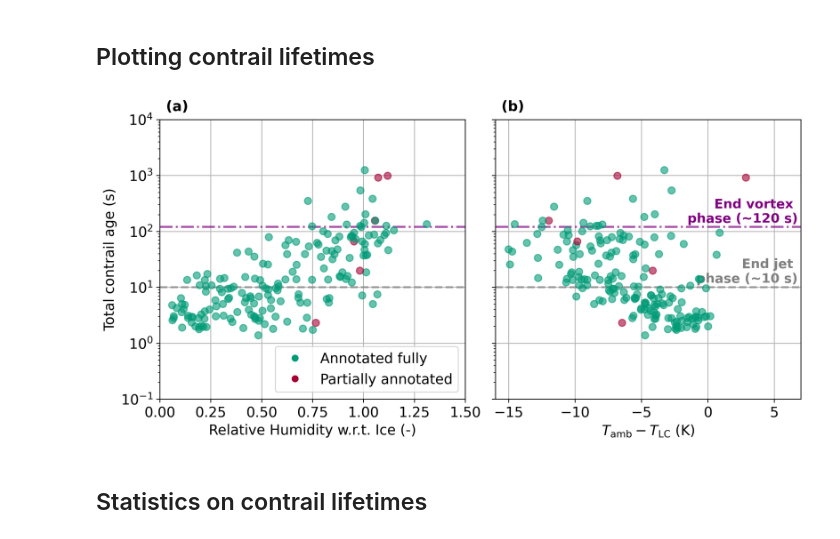
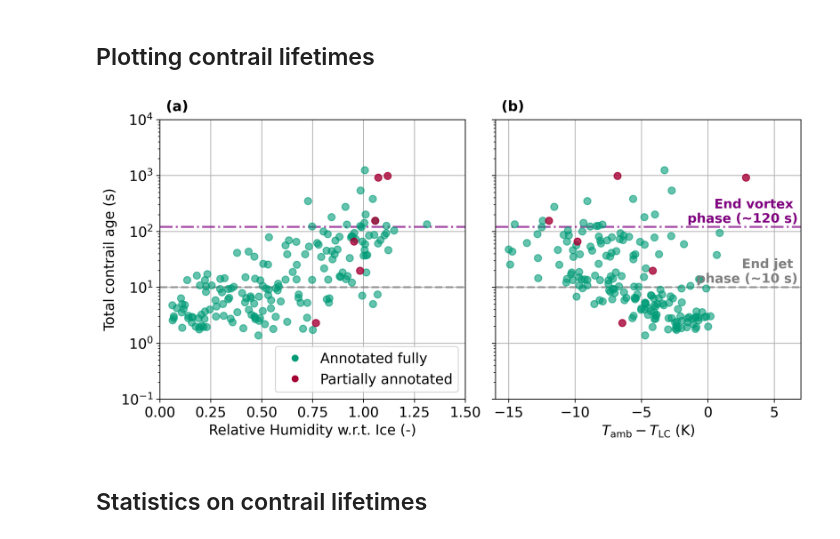
Before and after one commit to ThymenW/IAGOS_Sentinel2_Landsat_Collocations, a Jupyter notebook: notebooks/paper_reproduction/figure_7.ipynb, the cells around one changed output. Saved outputs shown, nothing was run; the diff lists cells and outputs as text; code cells hidden in the pictures.

Commit message:
Update all figures to use U:drive and 2026-02-16 csv

```diff
--- a/notebooks/paper_reproduction/figure_7.ipynb
+++ b/notebooks/paper_reproduction/figure_7.ipynb
@@ -28,7 +28,7 @@ from pycontrails.physics.thermo import e_sat_ice, sonntag_e_sat_liquid
 # %%
-DATASET_LOCATION = "../../data/collocations" # necessary for downloading flight trajectory
+DATASET_LOCATION = "/Volumes/staff-umbrella/IagosSentinelColocations/data/collocations"  # necessary for downloading flight trajectories
 
-df = pd.read_csv('../../data/landsat_sentinel_collocations_20260212.csv', comment='#')
+df = pd.read_csv('../../data/landsat_sentinel_collocations_20260216.csv', comment='#')
 # %%
 df = df[df["air_temperature_iagos_validity"] <= 0]
 df = df[df["rhl_iagos_validity"] <= 0]
@@ -452,6 +450,11 @@ plt.rcParams.update({
     "ytick.labelsize": 14,
     "legend.fontsize": 14
 })
+
+# Masks to plot out_of_frame on top
+mask_full = out_of_frame == 0
+mask_partial = out_of_frame == 1
+
 
 cmap = mcolors.ListedColormap(["#009b77", "#a50034"])
 norm = mcolors.BoundaryNorm([-0.5, 0.5, 1.5], cmap.N)
@@ -462,15 +465,26 @@ fig, (ax1, ax2) = plt.subplots(
 
 # --- Scatter plots ---
 ax1.scatter(
-    rhi_era5_vals,
-    total_age_vals,
-    c=out_of_frame,
-    cmap=cmap,
-    norm=norm,
+    rhi_era5_vals[mask_full],
+    total_age_vals[mask_full],
+    color="#009b77",
     alpha=0.6,
     s=50,
-    zorder=5,
-    clip_on=False
+    zorder=3,
+    clip_on=False,
+    label="Annotated fully"
+)
+
+# Then: partially annotated (on top)
+ax1.scatter(
+    rhi_era5_vals[mask_partial],
+    total_age_vals[mask_partial],
+    color="#a50034",
+    alpha=0.8,
+    s=50,
+    zorder=6,  # higher zorder = on top
+    clip_on=False,
+    label="Partially annotated"
 )
 ax1.set_xlabel("Relative Humidity w.r.t. Ice (-)")
 ax1.set_ylabel("Total contrail age (s)")
@@ -480,14 +494,22 @@ ax1.set_ylim(0.1, 10000)
 ax1.grid(True)
 
 ax2.scatter(
-    dtlc_vals,
-    total_age_vals,
-    c=out_of_frame,
-    cmap=cmap,
-    norm=norm,
+    dtlc_vals[mask_full],
+    total_age_vals[mask_full],
+    color="#009b77",
     alpha=0.6,
     s=50,
-    zorder=5,
+    zorder=3,
+    clip_on=False
+)
+
+ax2.scatter(
+    dtlc_vals[mask_partial],
+    total_age_vals[mask_partial],
+    color="#a50034",
+    alpha=0.8,
+    s=50,
+    zorder=6,
     clip_on=False
 )
 ax2.set_xlabel(r"$T_{\mathrm{amb}} - T_{\mathrm{LC}}$ (K)")
@@ -531,34 +553,34 @@ color_legend = [
     Line2D([0], [0], marker='o', color='white',
            markerfacecolor="#a50034", markersize=8,
            label="Partially annotated")
 ]
 
 ax1.legend(handles=color_legend, loc="lower right")
 
 # --- Panel labels ---
 ax1.text(
     0.02, 1.07, "(a)",
     transform=ax1.transAxes,
     fontsize=14,
     fontweight="bold",
     va="top",
     ha="left"
 )
 
 ax2.text(
     0.02, 1.07, "(b)",
     transform=ax2.transAxes,
     fontsize=14,
     fontweight="bold",
     va="top",
     ha="left"
 )
 
 fig.tight_layout()
 plt.savefig("figures/fig07.png", dpi=300, bbox_inches='tight', pad_inches=0.1)
 plt.show()
 # %% [output]
-[figure, old version]
+[figure, new version]
 # %% [markdown]
 ## Statistics on contrail lifetimes
 # %%
```
Also changed, not shown: parts of 2 cells of this notebook, 16 other files.
